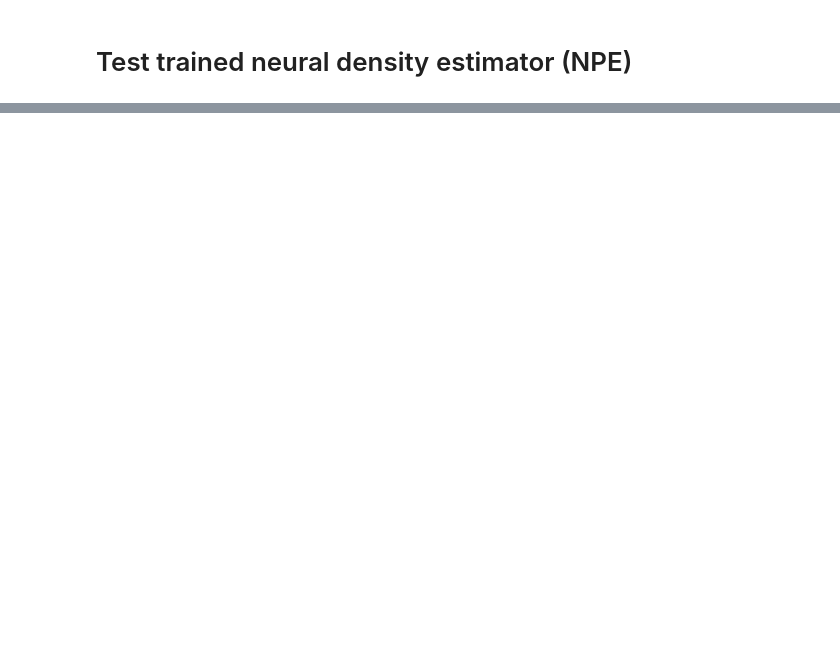
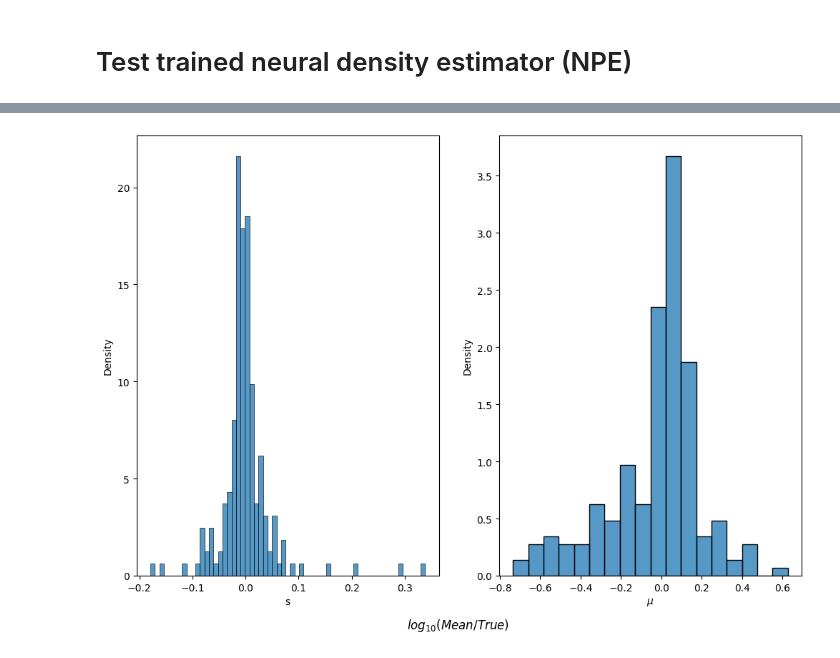
Before and after one commit to nadavbennun1/wf_ext, a Jupyter notebook: test_npe.ipynb, the cells around one changed output, grey strips where cells are left out. Cells and saved outputs as stored; diff of their text form; code cells hidden in the pictures; blank space fills up the shorter version.

```diff
--- a/test_npe.ipynb
+++ b/test_npe.ipynb
@@ -49,0 +93,4 @@ test_results = test_estimator(posterior, X, theta, output_file_name='test_result
+# %%
+plot_test_results(test_results_DFE)
+# %% [output]
+[figure, added]
```
Also changed, not shown: parts of 13 cells of this notebook, 9 other files.
